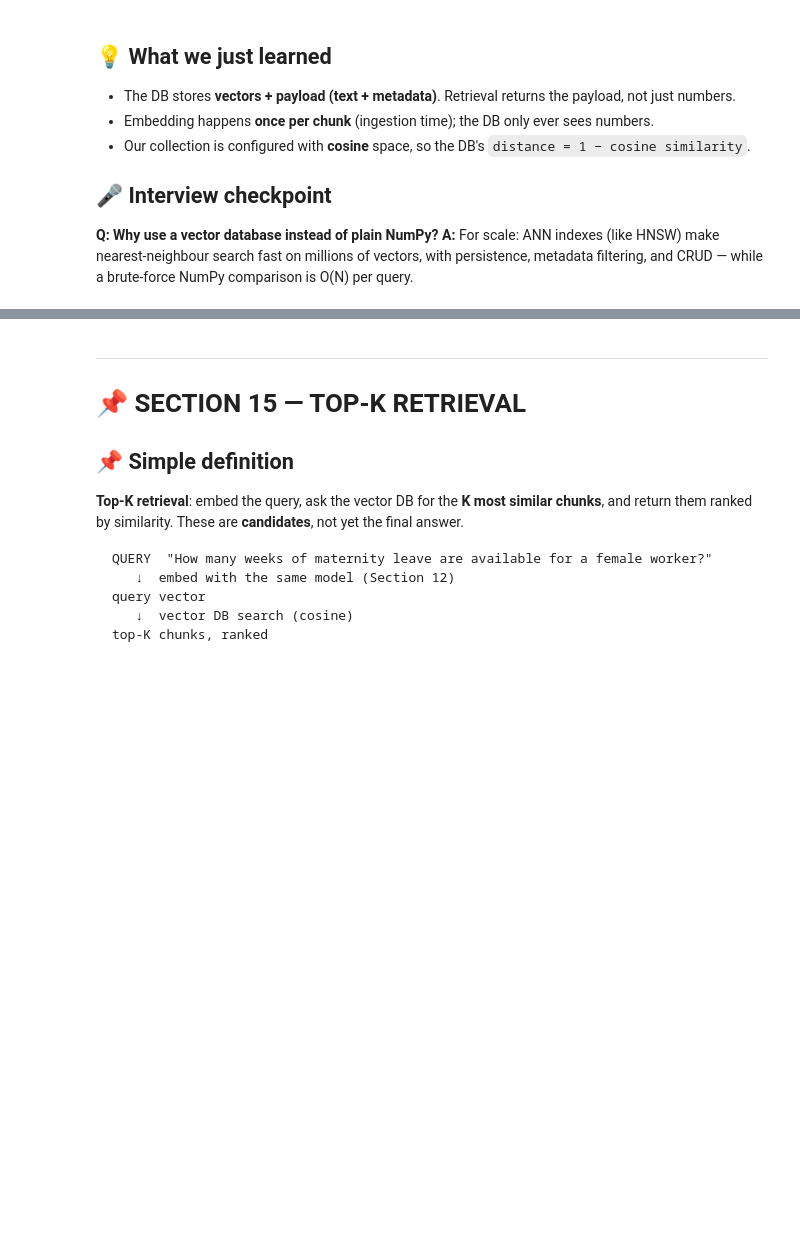
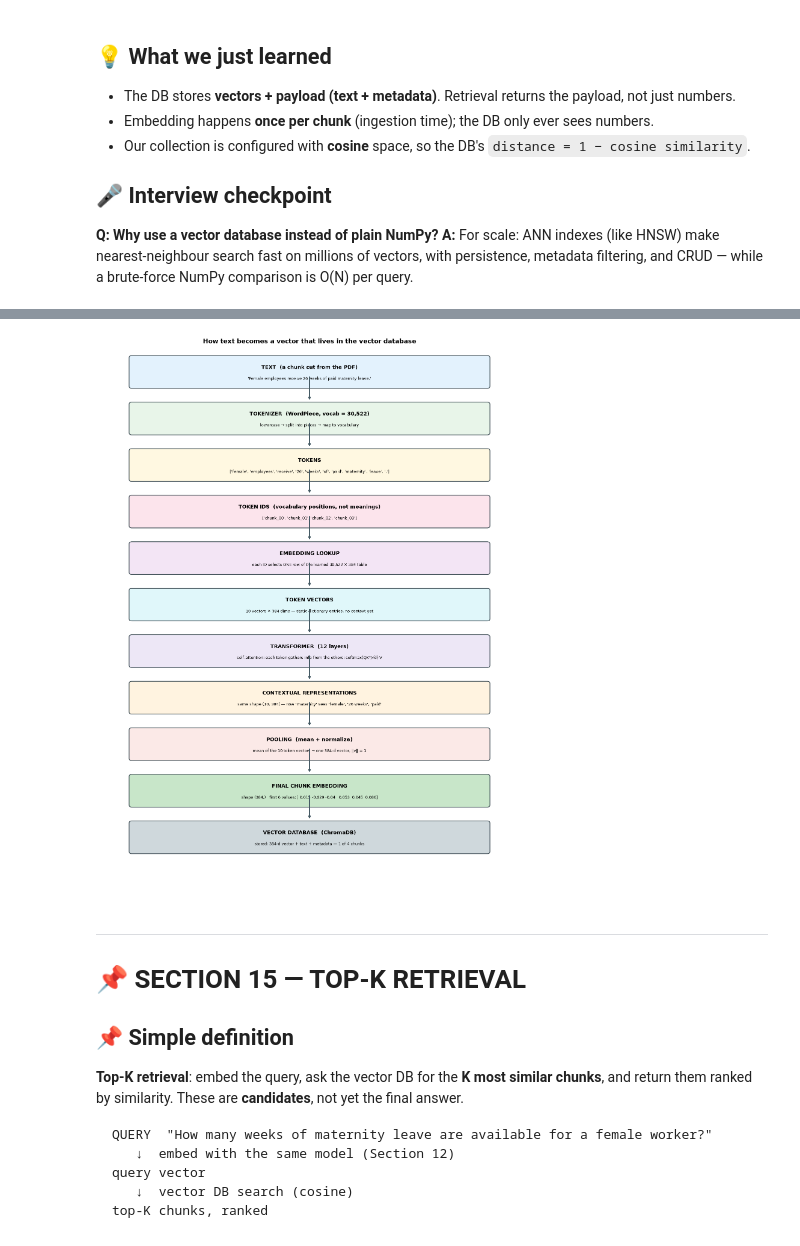
Before and after one commit to AjmalDanish/mini-rag-learning-lab, a Jupyter notebook: Mini_RAG_Learning_Lab.ipynb, the cells around one changed output, grey strips where cells are left out. Saved outputs shown, nothing was run; the diff lists cells and outputs as text; code cells hidden in the pictures; blank space fills up the shorter version.

```diff
--- a/Mini_RAG_Learning_Lab.ipynb
+++ b/Mini_RAG_Learning_Lab.ipynb
@@ -630,3 +663,15 @@ print("\n✅ Both ways produce the SAME vector (they are mathematically identica
 3) one_hot @ E        = [0.2 0.6 0.9]
 
 ✅ Both ways produce the SAME vector (they are mathematically identical).
+# %%
+# 🔢 EVERY multiplication, written out — nothing skipped (toy matrix from the cell above)
+print("one_hot(4) = [0, 0, 0, 0, 1]\n")
+print("one_hot(4) × E  =  one row-sum at a time:")
+for r in range(TOY_E.shape[0]):
+    weight = one_hot[r]
+    print(f"   {weight} · row{r}  =  {weight} · {TOY_E[r].tolist()}  =  {(weight * TOY_E[r]).tolist()}")
+result = one_hot @ TOY_E
+print(f"\n   sum of all 5 rows      =  {result.tolist()}")
+print(f"   direct lookup E[4]      =  {TOY_E[4].tolist()}")
+print("\n-> Only the row multiplied by 1 survives; every other row is multiplied by 0")
+print("   and disappears. That is ALL a token ID does: it selects one row.")
@@ -1374,3 +1629,38 @@ vectors, with persistence, metadata filtering, and CRUD — while a brute-force
+# %%
+# 🖼️ Whiteboard: how text becomes a vector that lives in the vector database
+from matplotlib.patches import FancyBboxPatch
+
+fig, ax = plt.subplots(figsize=(13, 17))
+ax.set_xlim(0, 13); ax.set_ylim(0, 20); ax.axis("off")
+
+steps = [
+    ("TEXT  (a chunk cut from the PDF)", f"'{text}'", "#e3f2fd"),
+    ("TOKENIZER  (WordPiece, vocab = 30,522)", "lowercase → split into pieces → map to vocabulary", "#e8f5e9"),
+    ("TOKENS", str(tokens), "#fff8e1"),
+    ("TOKEN IDS  (vocabulary positions, not meanings)", str(ids), "#fce4ec"),
+    ("EMBEDDING LOOKUP", "each ID selects ONE row of the learned 30,522 × 384 table", "#f3e5f5"),
+    ("TOKEN VECTORS", f"{len(tokens)} vectors × 384 dims — static dictionary entries, no context yet", "#e0f7fa"),
+    ("TRANSFORMER  (12 layers)", "self-attention: each token gathers info from the others: softmax(QKᵀ/√d)·V", "#ede7f6"),
+    ("CONTEXTUAL REPRESENTATIONS", "same shape (10, 384) — now 'maternity' sees 'female', '26 weeks', 'paid'", "#fff3e0"),
+    ("POOLING  (mean + normalize)", "mean of the 10 token vectors → one 384-d vector, ‖v‖ = 1", "#fbe9e7"),
+    ("FINAL CHUNK EMBEDDING", f"shape (384,)   first 6 values: {np.round(emb[:6], 3)}", "#c8e6c9"),
+    ("VECTOR DATABASE  (ChromaDB)", f"stored: 384-d vector + text + metadata — 1 of {collection.count()} chunks", "#cfd8dc"),
+]
+y = 19.2
+for title, detail, color in steps:
+    ax.add_patch(FancyBboxPatch((1.0, y - 0.55), 11.0, 1.05, boxstyle="round,pad=0.08",
+                                facecolor=color, edgecolor="#37474f", lw=1.4))
+    ax.text(6.5, y + 0.14, title, ha="center", va="center", fontsize=11, fontweight="bold")
+    ax.text(6.5, y - 0.27, detail, ha="center", va="center", fontsize=8.6, wrap=True)
+    if y < 19.2:
+        ax.annotate("", xy=(6.5, y + 0.62), xytext=(6.5, y + 1.55),
+                    arrowprops=dict(arrowstyle="-|>", color="#455a64", lw=2))
+    y -= 1.72
+ax.set_title("How text becomes a vector that lives in the vector database", fontsize=14,
+             fontweight="bold", pad=14)
+plt.tight_layout(); plt.show()
+# %% [output]
+[figure, added]
 # %% [markdown]
 
 ---
```
Also changed, not shown: parts of 35 cells of this notebook, 1 other file.
